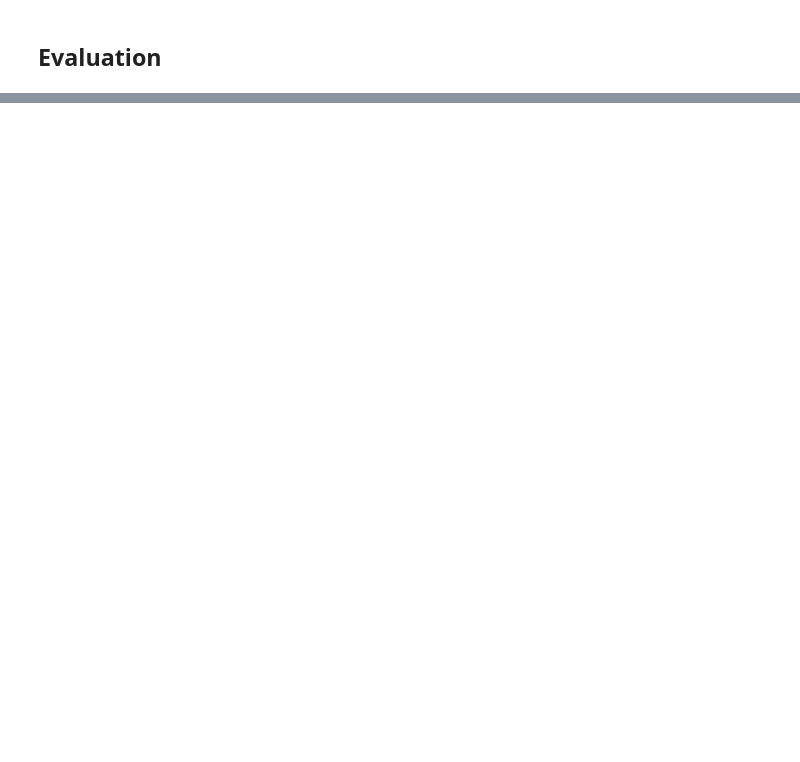
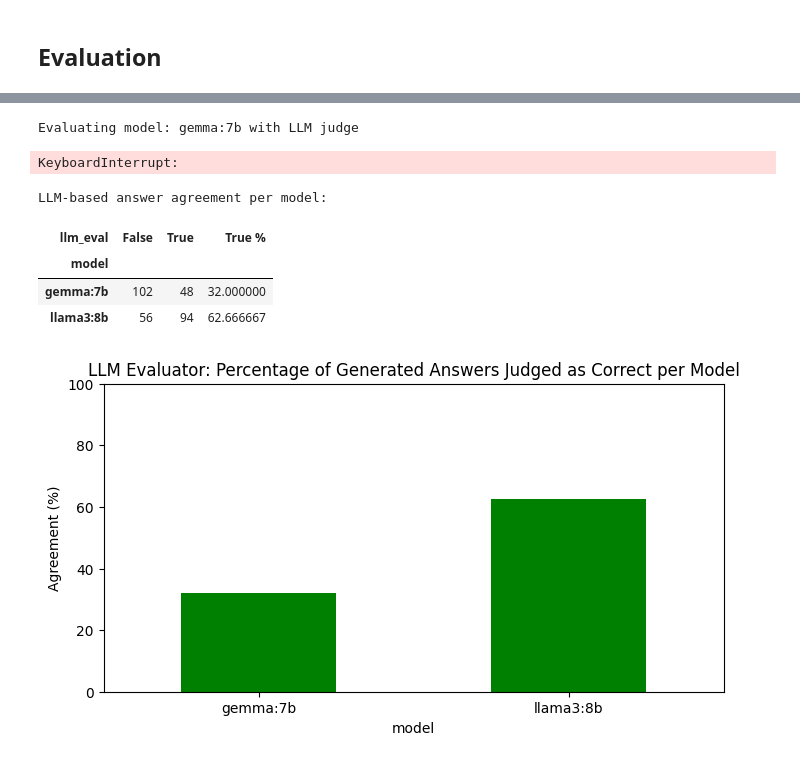
Before and after one commit to mkahe/finance-rag, a Jupyter notebook: labs/financebench_bm_llm_generation/main.ipynb, the cells around one changed output, grey strips where cells are left out. Cells and saved outputs as stored; diff of their text form; code cells hidden in the pictures; blank space fills up the shorter version.

```diff
--- a/labs/financebench_bm_llm_generation/main.ipynb
+++ b/labs/financebench_bm_llm_generation/main.ipynb
@@ -395,0 +423,76 @@ Mean text similarity scores per model:
+# %%
+from langchain.prompts import PromptTemplate
+
+eval_prompt_template = PromptTemplate(
+    input_variables=["question", "ground_truth_answer", "generated_answer"],
+    template=(
+        "Are the two following answers (Answer 1 and Answer 2) the same with respect to the question between single quotes ’{question}’?\n\n"
+        "Answer 1: ’{ground_truth_answer}’\n"
+        "Answer 2: ’{generated_answer}’\n"
+        "Please just give one of answer with 'true' or 'false'. Do not include any other answer\n"
+    )
+)
+# %%
+from langchain_community.llms import Ollama
+# Choose your evaluator LLM (e.g. use 'llama3' or any other; you can configure as needed)
+# evaluator_llm = Ollama(model="llama3:8b")  # Replace as needed
+evaluator_llm = Ollama(model="gemma:7b")  # Replace as needed
+
+eval_llm_records = []
+
+model_cols = [col for col in pivot_df.columns if col not in ['financebench_id', 'question', 'reference_answer', 'reference_answer_clean'] and not col.endswith('_clean')]
+
+for idx, row in pivot_df.iterrows():
+    prompt = eval_prompt_template.format(
+        question=row['question'],
+        ground_truth_answer=row['reference_answer'],
+        generated_answer=row[model_col]
+    )
+    eval_output = evaluator_llm(prompt).strip().lower()
+    if "true" in eval_output and "false" in eval_output:
+        raise ValueError(f"Ambiguous LLM eval output at row {idx}, model {model_name}: {eval_output}")
+    if "true" in eval_output:
+        eval_bool = "True"
+    elif "false" in eval_output:
+        eval_bool = "False"
+    else:
+        raise ValueError(f"Invalid LLM eval output at row {idx}, model {model_name}: {eval_output}")
+    eval_llm_records.append({
+        'financebench_id': row['financebench_id'],
+        'question': row['question'],
+        'reference_answer': row['reference_answer'],
+        'generated_answer': row[model_col],
+        'model': model_name,
+        'llm_eval': eval_bool
+    })
+
+# DataFrame of LLM evaluations
+llm_eval_df = pd.DataFrame(eval_llm_records)
+display(llm_eval_df.head())
+# %% [output]
+Evaluating model: gemma:7b with LLM judge
+KeyboardInterrupt:
+# %%
+# Aggregation: Count and percentage of True/False by model
+agg_llm_df = llm_eval_df.groupby('model')['llm_eval'].value_counts().unstack(fill_value=0)
+agg_llm_df['True %'] = (agg_llm_df['True'] / (agg_llm_df['True'] + agg_llm_df['False'])) * 100
+
+print("LLM-based answer agreement per model:")
+display(agg_llm_df)
+
+# Visualization
+import matplotlib.pyplot as plt
+
+agg_llm_df['True %'].plot(kind='bar', color='green', figsize=(8, 4))
+plt.ylabel('Agreement (%)')
+plt.title('LLM Evaluator: Percentage of Generated Answers Judged as Correct per Model')
+plt.ylim(0, 100)
+plt.xticks(rotation=0)
+plt.show()
+# %% [output]
+LLM-based answer agreement per model:
+| llm_eval | False | True | True % |
+| model |  |  |  |
+| gemma:7b | 102 | 48 | 32.000000 |
+| llama3:8b | 56 | 94 | 62.666667 |
+[figure, added]
```
Also changed, not shown: parts of 9 cells of this notebook, 1 other file.
